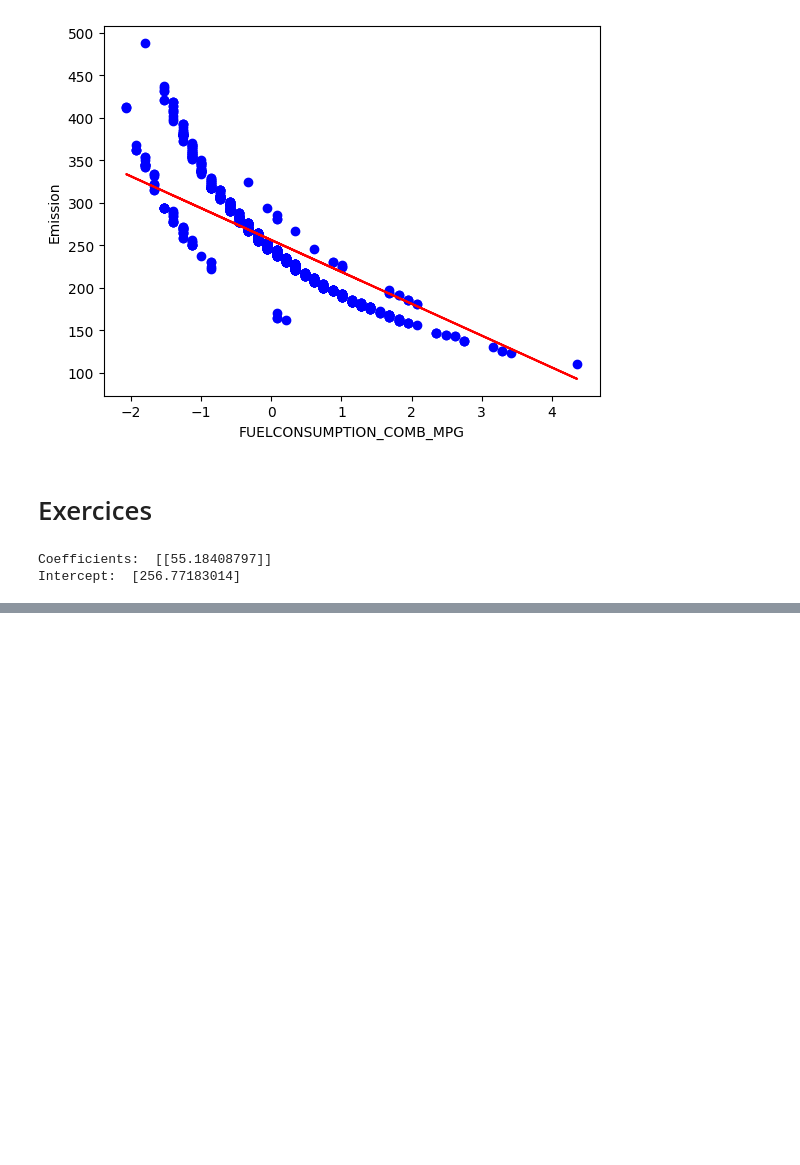
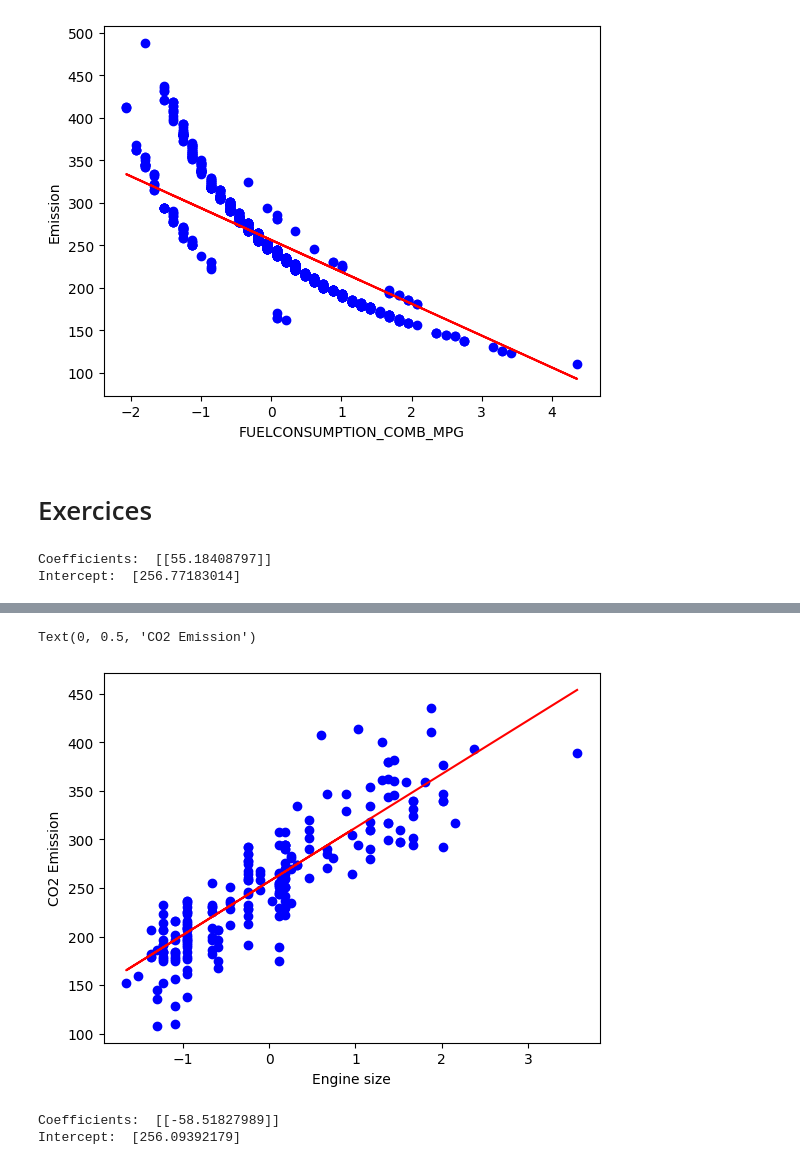
Before and after one commit to alaa-gnt/ML_with_Python, a Jupyter notebook: Lab2.ipynb, the cells around one changed output, grey strips where cells are left out. Drawn from its saved outputs; the diff is of its cells as text; code cells hidden in the pictures; blank space fills up the shorter version.

```diff
--- a/Lab2.ipynb
+++ b/Lab2.ipynb
@@ -172,0 +181,20 @@ Intercept:  [256.77183014]
+# %%
+X_test_1 = X_test[:,0]
+plt.scatter(X_test_1, y_test,  color='blue')
+plt.plot(X_test_1, coef_1[0] * X_test_1 + intercept_1, '-r')
+plt.xlabel("Engine size")
+plt.ylabel("CO2 Emission")
+# %% [output]
+Text(0, 0.5, 'CO2 Emission')
+[figure, added]
+# %%
+X_train_2 = X_train[:,1]
+regressor_2 = linear_model.LinearRegression()
+regressor_2.fit(X_train_2.reshape(-1, 1), y_train)
+coef_2 =  regressor_2.coef_
+intercept_2 = regressor_2.intercept_
+print ('Coefficients: ',coef_2)
+print ('Intercept: ',intercept_2)
+# %% [output]
+Coefficients:  [[-58.51827989]]
+Intercept:  [256.09392179]
```
Also changed, not shown: parts of 2 cells of this notebook, 1 other file.
